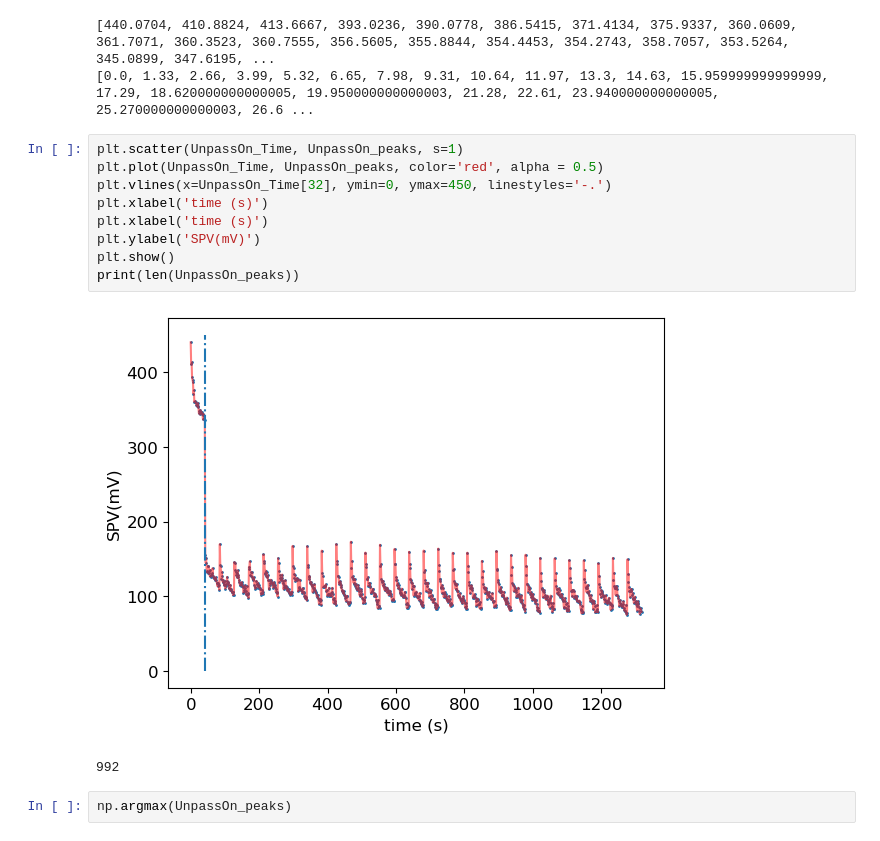
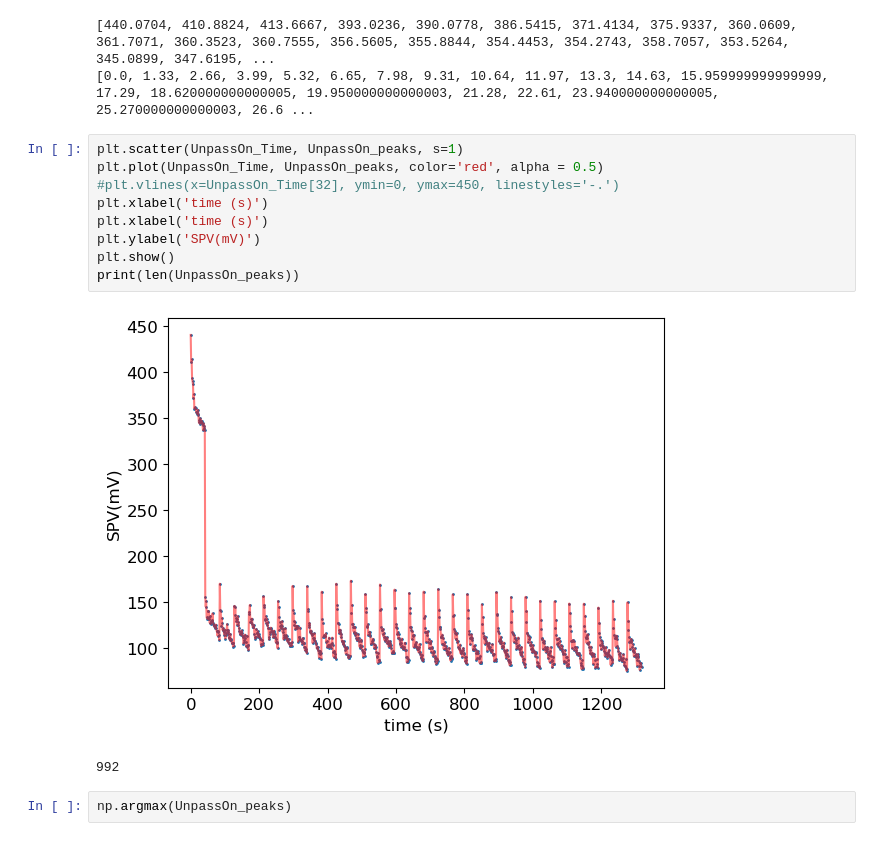
Before and after one commit to RamadanLab/KPFM_processing, a Jupyter notebook: LineByLineTimeSeriesProcessing.ipynb, the cells around one changed output. Drawn from its saved outputs; the diff is of its cells as text.

Commit message:
Updates to code by BCK and added line profile plotting

```diff
--- a/LineByLineTimeSeriesProcessing.ipynb
+++ b/LineByLineTimeSeriesProcessing.ipynb
@@ -321,14 +321,14 @@ print(UnpassOn_Time)
 # %%
 plt.scatter(UnpassOn_Time, UnpassOn_peaks, s=1)
 plt.plot(UnpassOn_Time, UnpassOn_peaks, color='red', alpha = 0.5)
-plt.vlines(x=UnpassOn_Time[32], ymin=0, ymax=450, linestyles='-.')
+#plt.vlines(x=UnpassOn_Time[32], ymin=0, ymax=450, linestyles='-.')
 plt.xlabel('time (s)')
 plt.xlabel('time (s)')
 plt.ylabel('SPV(mV)')
 plt.show()
 print(len(UnpassOn_peaks))
 # %% [output]
-[figure, old version]
+[figure, new version]
 992
 # %%
 np.argmax(UnpassOn_peaks)
```
Also changed, not shown: 5 other files.
